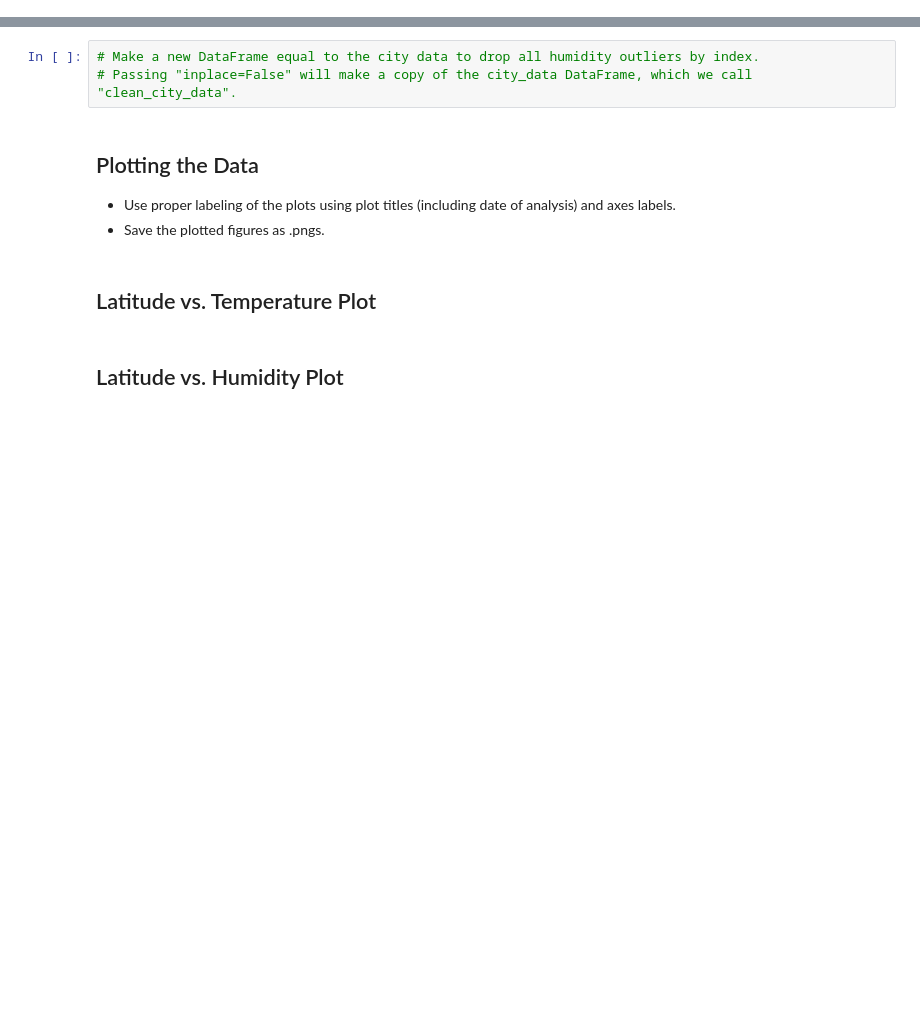
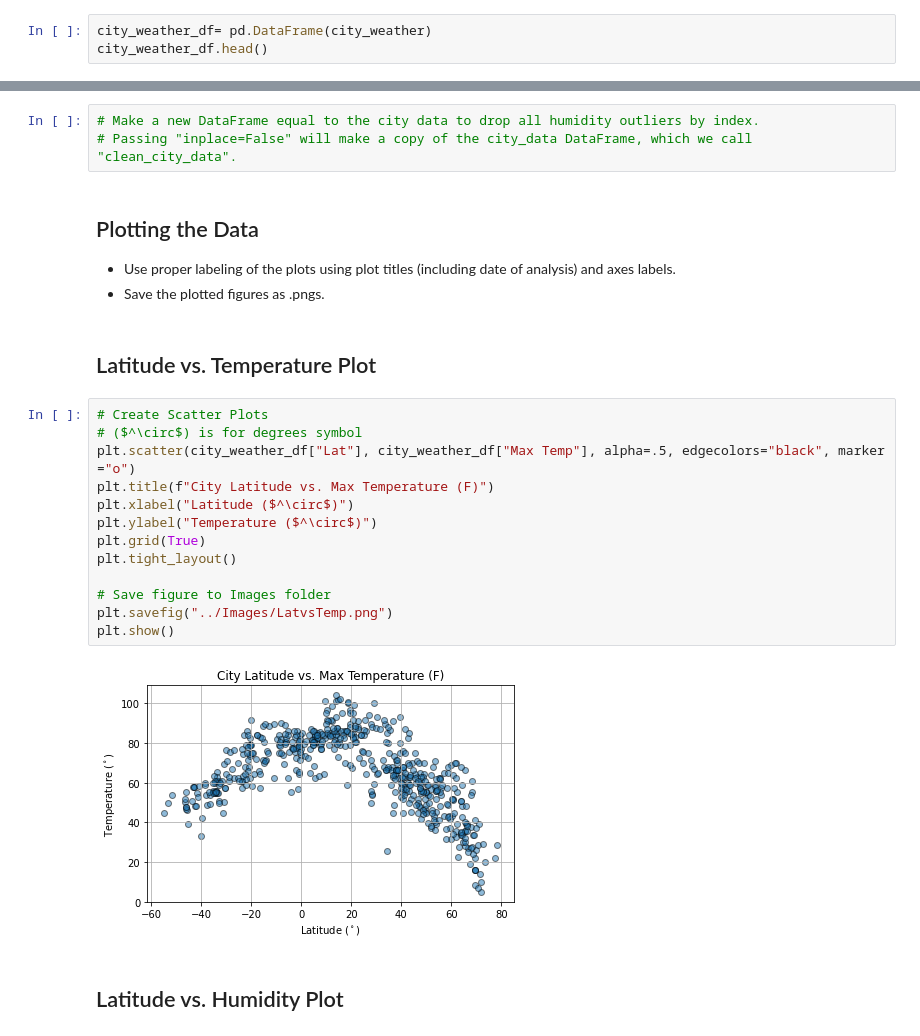
Before and after one commit to mgeorgic/Python-API-Weather, a Jupyter notebook: Code/WeatherPy.ipynb, the cells around one changed output, grey strips where cells are left out. Drawn from its saved outputs; the diff is of its cells as text; blank space fills up the shorter version.

Commit message:
Still issues with API Call, but finished latvstemp graph

```diff
--- a/Code/WeatherPy.ipynb
+++ b/Code/WeatherPy.ipynb
@@ -121,0 +144,3 @@ SyntaxError: invalid syntax (<ipython-input-4-836b4b046c3e>, line 15)
+# %%
+city_weather_df= pd.DataFrame(city_weather)
+city_weather_df.head()
@@ -136,5 +168,20 @@ Skip this step if there are no cities that have humidity > 100%.
 * Save the plotted figures as .pngs.
 # %% [markdown]
 ## Latitude vs. Temperature Plot
+# %%
+# Create Scatter Plots
+# ($^\circ$) is for degrees symbol
+plt.scatter(city_weather_df["Lat"], city_weather_df["Max Temp"], alpha=.5, edgecolors="black", marker ="o")
+plt.title(f"City Latitude vs. Max Temperature (F)")
+plt.xlabel("Latitude ($^\circ$)")
+plt.ylabel("Temperature ($^\circ$)")
+plt.grid(True)
+plt.tight_layout()
+
+# Save figure to Images folder
+plt.savefig("../Images/LatvsTemp.png")
+plt.show()
+# %% [output]
+[figure, added]
 # %% [markdown]
 ## Latitude vs. Humidity Plot
```
Also changed, not shown: parts of 9 cells of this notebook, 3 other files.
